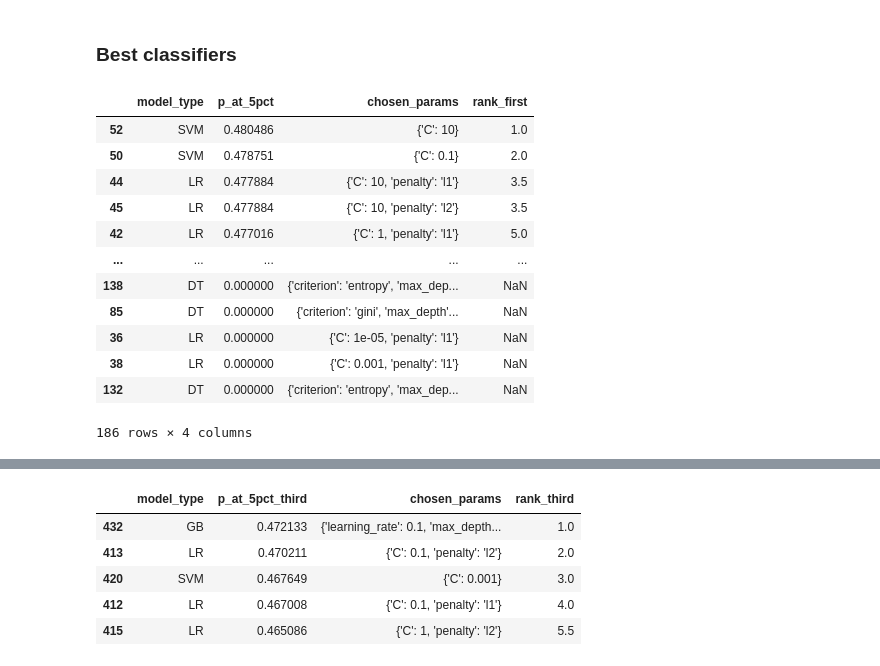
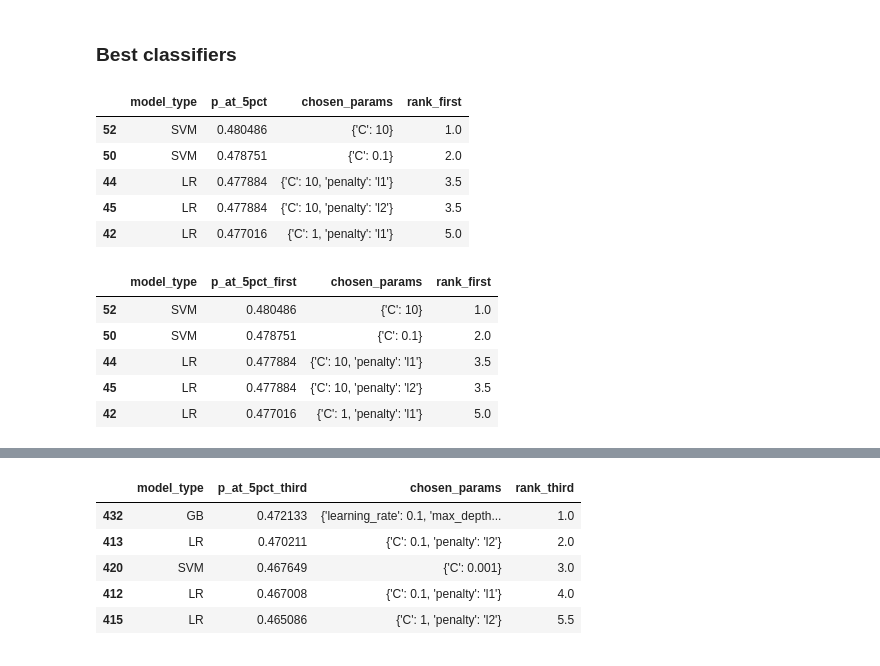
Before and after one commit to angelicavi/capp_ml_spring2020, a Jupyter notebook: run_pipeline.ipynb, the cells around one changed output, grey strips where cells are left out. Drawn from its saved outputs; the diff is of its cells as text; code cells hidden in the pictures.

```diff
--- a/run_pipeline.ipynb
+++ b/run_pipeline.ipynb
@@ -291,22 +256,24 @@ for split, date in split_dates:
   split_df['rank_{}'.format(split)] = split_df['p_at_5pct'].rank(ascending=False).head(50)
   best_cfs.append(split_df)
 # %%
-best_cfs[0]
+best_cfs[0].head()
 # %% [output]
 |  | model_type | p_at_5pct | chosen_params | rank_first |
 | 52 | SVM | 0.480486 | {'C': 10} | 1.0 |
 | 50 | SVM | 0.478751 | {'C': 0.1} | 2.0 |
 | 44 | LR | 0.477884 | {'C': 10, 'penalty': 'l1'} | 3.5 |
 | 45 | LR | 0.477884 | {'C': 10, 'penalty': 'l2'} | 3.5 |
 | 42 | LR | 0.477016 | {'C': 1, 'penalty': 'l1'} | 5.0 |
-| ... | ... | ... | ... | ... |
-| 138 | DT | 0.000000 | {'criterion': 'entropy', 'max_dep... | NaN |
-| 85 | DT | 0.000000 | {'criterion': 'gini', 'max_depth'... | NaN |
-| 36 | LR | 0.000000 | {'C': 1e-05, 'penalty': 'l1'} | NaN |
-| 38 | LR | 0.000000 | {'C': 0.001, 'penalty': 'l1'} | NaN |
-| 132 | DT | 0.000000 | {'criterion': 'entropy', 'max_dep... | NaN |
-186 rows × 4 columns
 # %%
 first_split = best_cfs[0].rename(columns={'p_at_5pct': "p_at_5pct_first"})
 second_split = best_cfs[1].rename(columns={'p_at_5pct': "p_at_5pct_second"})
 third_split = best_cfs[2].rename(columns={'p_at_5pct': "p_at_5pct_third"})
+# %%
+first_split.head(5)
+# %% [output]
+|  | model_type | p_at_5pct_first | chosen_params | rank_first |
+| 52 | SVM | 0.480486 | {'C': 10} | 1.0 |
+| 50 | SVM | 0.478751 | {'C': 0.1} | 2.0 |
+| 44 | LR | 0.477884 | {'C': 10, 'penalty': 'l1'} | 3.5 |
+| 45 | LR | 0.477884 | {'C': 10, 'penalty': 'l2'} | 3.5 |
+| 42 | LR | 0.477016 | {'C': 1, 'penalty': 'l1'} | 5.0 |
```
Also changed, not shown: parts of 23 cells of this notebook, 1 other file.
